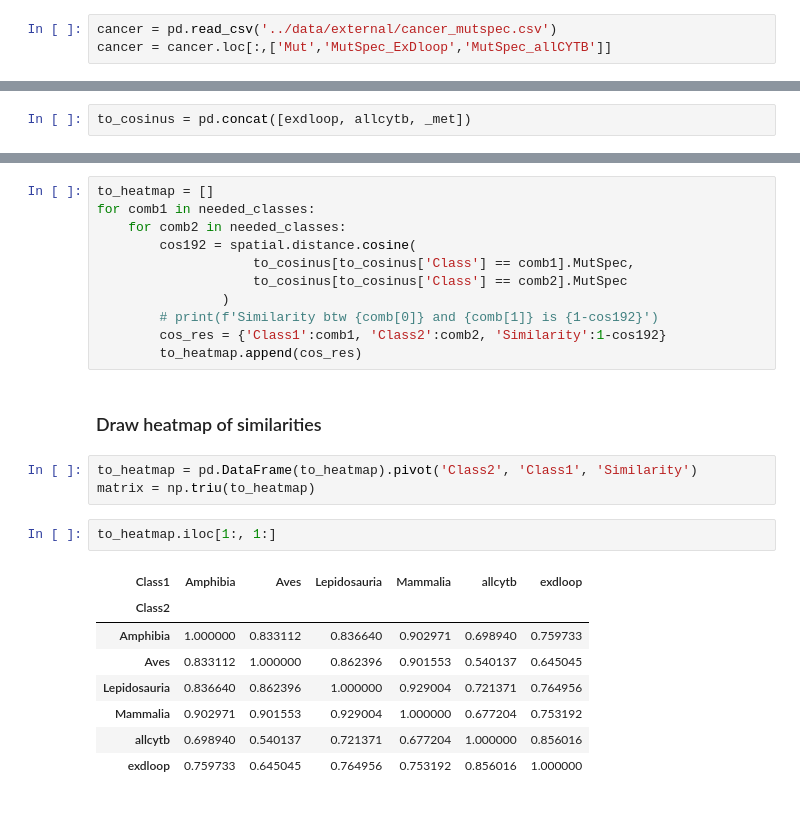
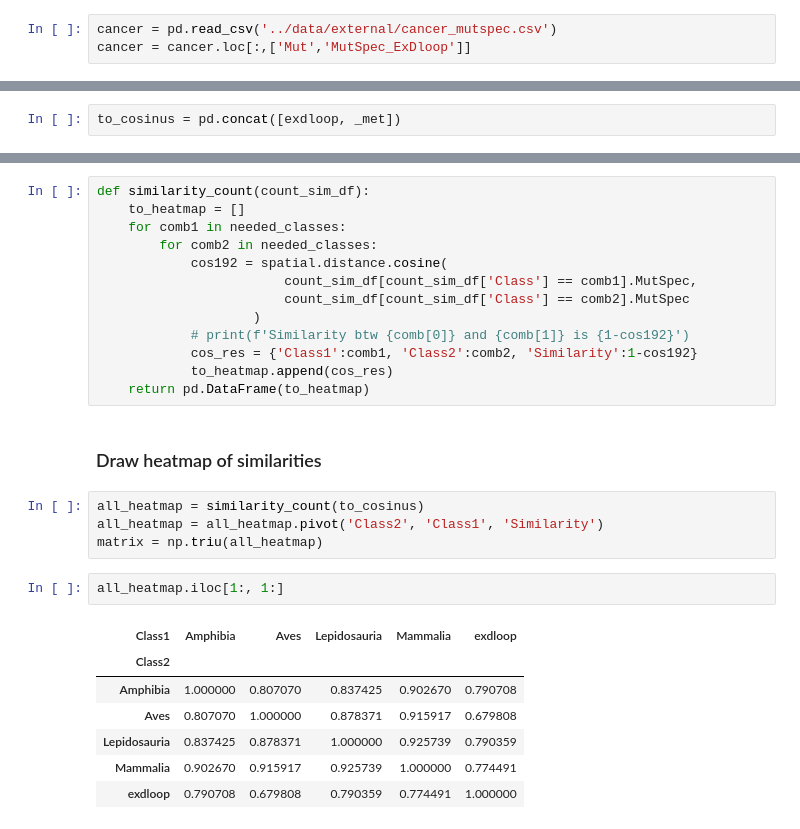
Before and after one commit to mitoclub/mtdna-192component-mutspec-chordata, a Jupyter notebook: scripts/get_mutspec.ipynb, the cells around one changed output, grey strips where cells are left out. Saved outputs shown, nothing was run; the diff lists cells and outputs as text.

```diff
--- a/scripts/get_mutspec.ipynb
+++ b/scripts/get_mutspec.ipynb
@@ -272,4 +271,4 @@ _met.head()
 ### Download cancer mutspec
 # %%
 cancer = pd.read_csv('../data/external/cancer_mutspec.csv')
-cancer = cancer.loc[:,['Mut','MutSpec_ExDloop','MutSpec_allCYTB']]
+cancer = cancer.loc[:,['Mut','MutSpec_ExDloop']]
@@ -283,2 +288,2 @@ allcytb = allcytb.rename(columns={'MutSpec_allCYTB': 'MutSpec'})
 # %%
-to_cosinus = pd.concat([exdloop, allcytb, _met])
+to_cosinus = pd.concat([exdloop, _met])
@@ -285,29 +299,31 @@ to_cosinus = pd.concat([exdloop, allcytb, _met])
 # %% [markdown]
 ### Calculate similarities for each combination of observed classes
 # %%
-to_heatmap = []
-for comb1 in needed_classes:
-    for comb2 in needed_classes:
-        cos192 = spatial.distance.cosine(
-                    to_cosinus[to_cosinus['Class'] == comb1].MutSpec,
-                    to_cosinus[to_cosinus['Class'] == comb2].MutSpec
-                )
-        # print(f'Similarity btw {comb[0]} and {comb[1]} is {1-cos192}')
-        cos_res = {'Class1':comb1, 'Class2':comb2, 'Similarity':1-cos192}
-        to_heatmap.append(cos_res)
+def similarity_count(count_sim_df):
+    to_heatmap = []
+    for comb1 in needed_classes:
+        for comb2 in needed_classes:
+            cos192 = spatial.distance.cosine(
+                        count_sim_df[count_sim_df['Class'] == comb1].MutSpec,
+                        count_sim_df[count_sim_df['Class'] == comb2].MutSpec
+                    )
+            # print(f'Similarity btw {comb[0]} and {comb[1]} is {1-cos192}')
+            cos_res = {'Class1':comb1, 'Class2':comb2, 'Similarity':1-cos192}
+            to_heatmap.append(cos_res)
+    return pd.DataFrame(to_heatmap)
 # %% [markdown]
 ### Draw heatmap of similarities
 # %%
-to_heatmap = pd.DataFrame(to_heatmap).pivot('Class2', 'Class1', 'Similarity')
-matrix = np.triu(to_heatmap)
+all_heatmap = similarity_count(to_cosinus)
+all_heatmap = all_heatmap.pivot('Class2', 'Class1', 'Similarity')
+matrix = np.triu(all_heatmap)
 # %%
-to_heatmap.iloc[1:, 1:]
+all_heatmap.iloc[1:, 1:]
 # %% [output]
-| Class1 | Amphibia | Aves | Lepidosauria | Mammalia | allcytb | exdloop |
-| Class2 |  |  |  |  |  |  |
-| Amphibia | 1.000000 | 0.833112 | 0.836640 | 0.902971 | 0.698940 | 0.759733 |
-| Aves | 0.833112 | 1.000000 | 0.862396 | 0.901553 | 0.540137 | 0.645045 |
-| Lepidosauria | 0.836640 | 0.862396 | 1.000000 | 0.929004 | 0.721371 | 0.764956 |
-| Mammalia | 0.902971 | 0.901553 | 0.929004 | 1.000000 | 0.677204 | 0.753192 |
-| allcytb | 0.698940 | 0.540137 | 0.721371 | 0.677204 | 1.000000 | 0.856016 |
-| exdloop | 0.759733 | 0.645045 | 0.764956 | 0.753192 | 0.856016 | 1.000000 |
+| Class1 | Amphibia | Aves | Lepidosauria | Mammalia | exdloop |
+| Class2 |  |  |  |  |  |
+| Amphibia | 1.000000 | 0.807070 | 0.837425 | 0.902670 | 0.790708 |
+| Aves | 0.807070 | 1.000000 | 0.878371 | 0.915917 | 0.679808 |
+| Lepidosauria | 0.837425 | 0.878371 | 1.000000 | 0.925739 | 0.790359 |
+| Mammalia | 0.902670 | 0.915917 | 0.925739 | 1.000000 | 0.774491 |
+| exdloop | 0.790708 | 0.679808 | 0.790359 | 0.774491 | 1.000000 |
```
Also changed, not shown: parts of 26 cells of this notebook.
